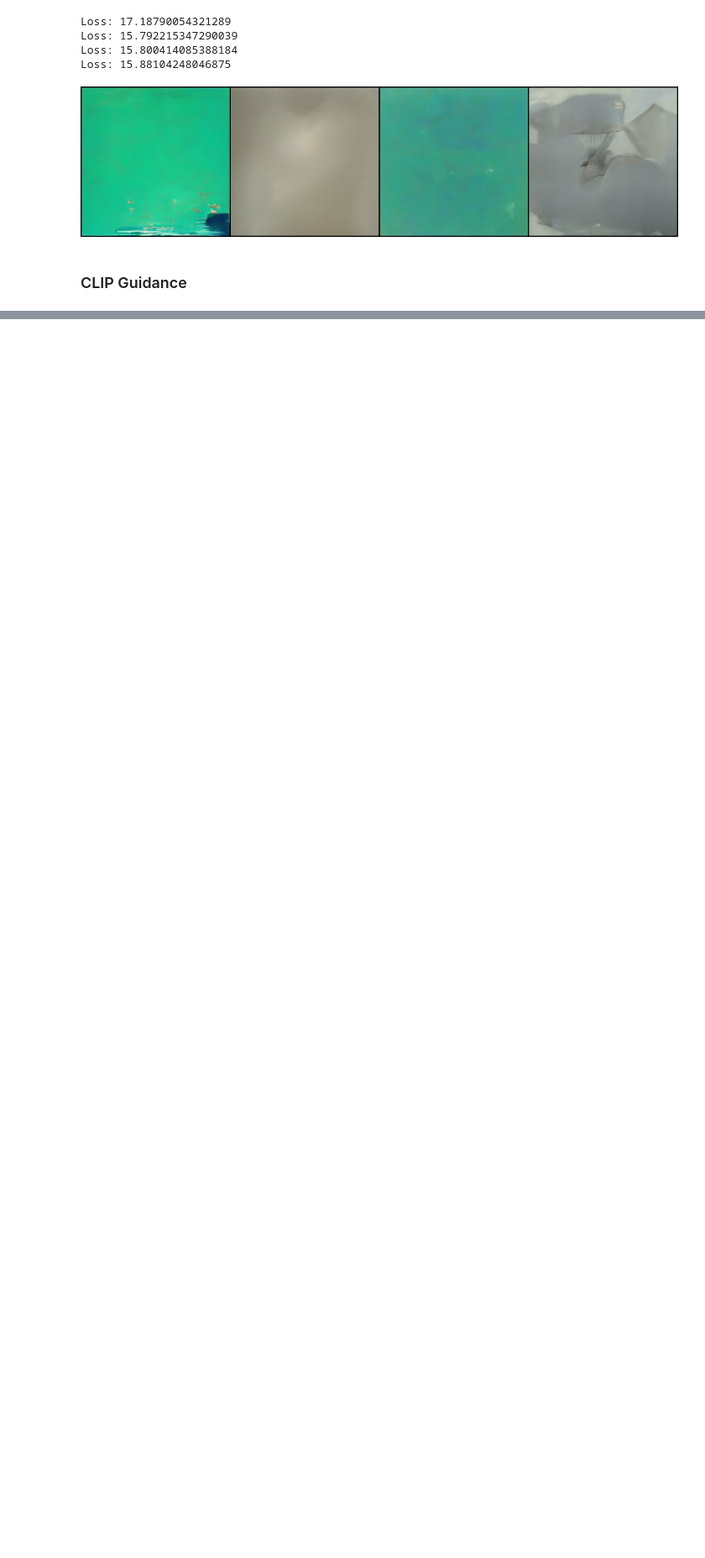
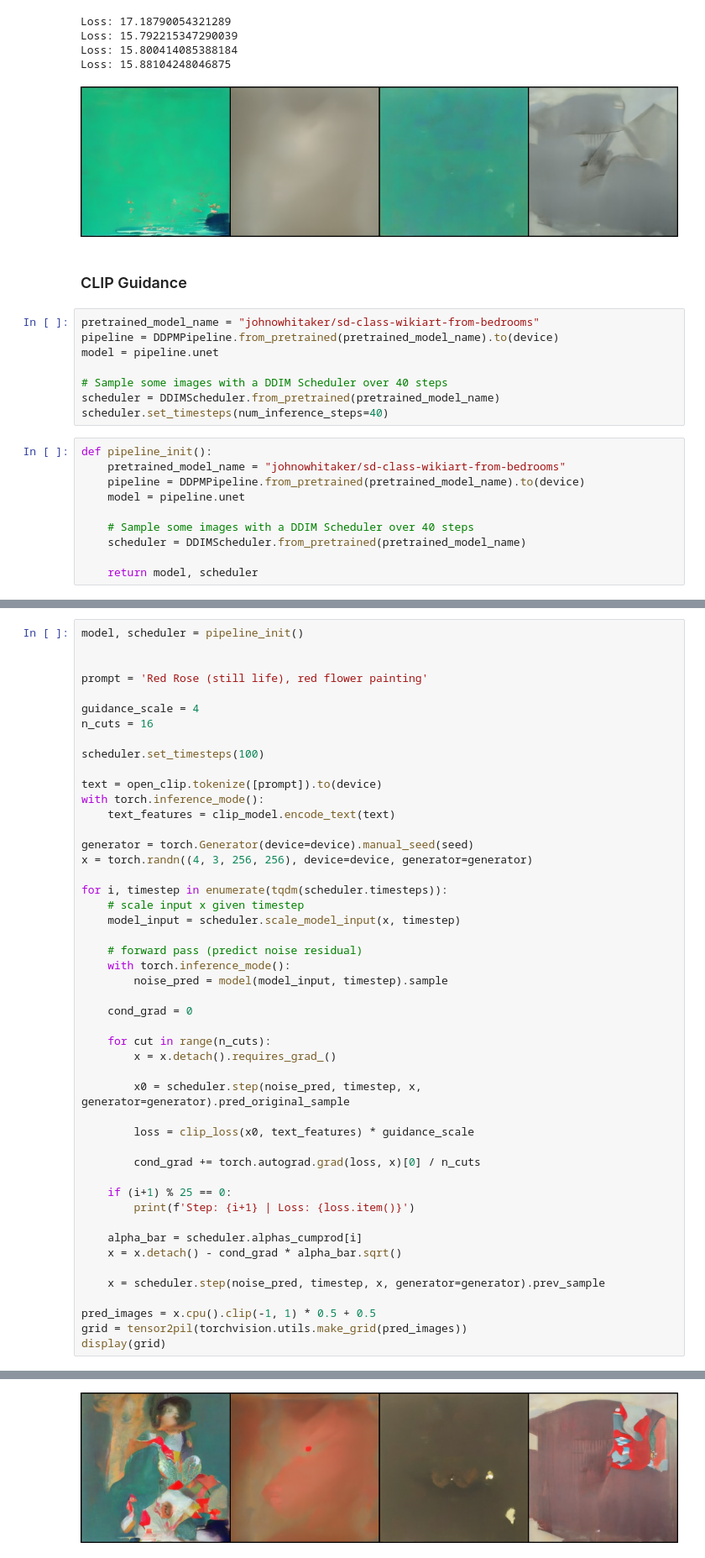
Before and after one commit to matteopilotto/diffusion-models-class, a Jupyter notebook: unit2/01_finetuning_and_guidance_mp.ipynb, the cells around one changed output, grey strips where cells are left out. Shown at 84% size. Cells and saved outputs as stored; diff of their text form; blank space fills up the shorter version.

```diff
--- a/unit2/01_finetuning_and_guidance_mp.ipynb
+++ b/unit2/01_finetuning_and_guidance_mp.ipynb
@@ -456,3 +456,21 @@ Loss: 15.88104248046875
 [figure]
 # %% [markdown]
 ### CLIP Guidance
+# %%
+pretrained_model_name = "johnowhitaker/sd-class-wikiart-from-bedrooms"
+pipeline = DDPMPipeline.from_pretrained(pretrained_model_name).to(device)
+model = pipeline.unet
+
+# Sample some images with a DDIM Scheduler over 40 steps
+scheduler = DDIMScheduler.from_pretrained(pretrained_model_name)
+scheduler.set_timesteps(num_inference_steps=40)
+# %%
+def pipeline_init():
+    pretrained_model_name = "johnowhitaker/sd-class-wikiart-from-bedrooms"
+    pipeline = DDPMPipeline.from_pretrained(pretrained_model_name).to(device)
+    model = pipeline.unet
+
+    # Sample some images with a DDIM Scheduler over 40 steps
+    scheduler = DDIMScheduler.from_pretrained(pretrained_model_name)
+
+    return model, scheduler
@@ -458,0 +499,49 @@ Loss: 15.88104248046875
+# %%
+model, scheduler = pipeline_init()
+
+
+prompt = 'Red Rose (still life), red flower painting'
+
+guidance_scale = 4
+n_cuts = 16
+
+scheduler.set_timesteps(100)
+
+text = open_clip.tokenize([prompt]).to(device)
+with torch.inference_mode():
+    text_features = clip_model.encode_text(text)
+
+generator = torch.Generator(device=device).manual_seed(seed)
+x = torch.randn((4, 3, 256, 256), device=device, generator=generator)
+
+for i, timestep in enumerate(tqdm(scheduler.timesteps)):
+    # scale input x given timestep
+    model_input = scheduler.scale_model_input(x, timestep)
+
+    # forward pass (predict noise residual)
+    with torch.inference_mode():
+        noise_pred = model(model_input, timestep).sample
+
+    cond_grad = 0
+
+    for cut in range(n_cuts):
+        x = x.detach().requires_grad_()
+
+        x0 = scheduler.step(noise_pred, timestep, x, generator=generator).pred_original_sample
+
+        loss = clip_loss(x0, text_features) * guidance_scale
+
+        cond_grad += torch.autograd.grad(loss, x)[0] / n_cuts
+
+    if (i+1) % 25 == 0:
+        print(f'Step: {i+1} | Loss: {loss.item()}')
+
+    alpha_bar = scheduler.alphas_cumprod[i]
+    x = x.detach() - cond_grad * alpha_bar.sqrt()
+
+    x = scheduler.step(noise_pred, timestep, x, generator=generator).prev_sample
+
+pred_images = x.cpu().clip(-1, 1) * 0.5 + 0.5
+grid = tensor2pil(torchvision.utils.make_grid(pred_images))
+display(grid)
+# %% [output]
@@ -458,0 +552 @@ Loss: 15.88104248046875
+[figure, added]
```
Also changed, not shown: parts of 2 cells of this notebook.
